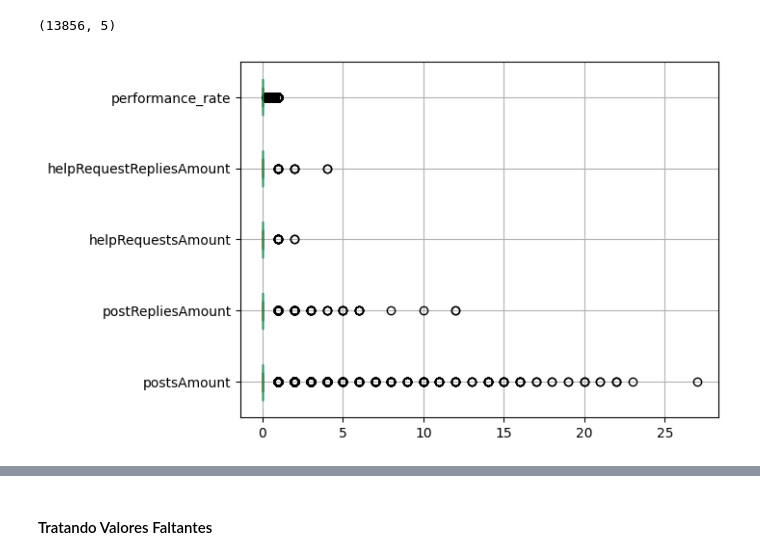
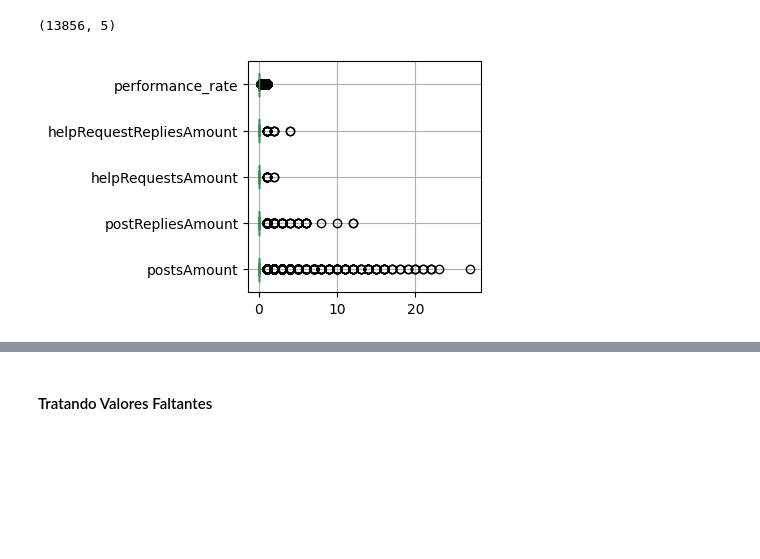
Before and after one commit to matheussilvaviitra/Classificador_engajamento, a Jupyter notebook: engajamento_uns_new.ipynb, the cells around one changed output, grey strips where cells are left out. Drawn from its saved outputs; the diff is of its cells as text; code cells hidden in the pictures; blank space fills up the shorter version.

```diff
--- a/engajamento_uns_new.ipynb
+++ b/engajamento_uns_new.ipynb
@@ -189,10 +191,10 @@ train_set.shape
 # %% [output]
 (13856, 5)
 # %%
-train_set.boxplot(vert=False)
+train_set.boxplot(vert=False , figsize=(3,3))
 plt.show()
 # %% [output]
-[figure, old version]
+[figure, new version]
 # %%
 train_set.info()
 train_set.describe()
```
Also changed, not shown: parts of 52 cells of this notebook.
